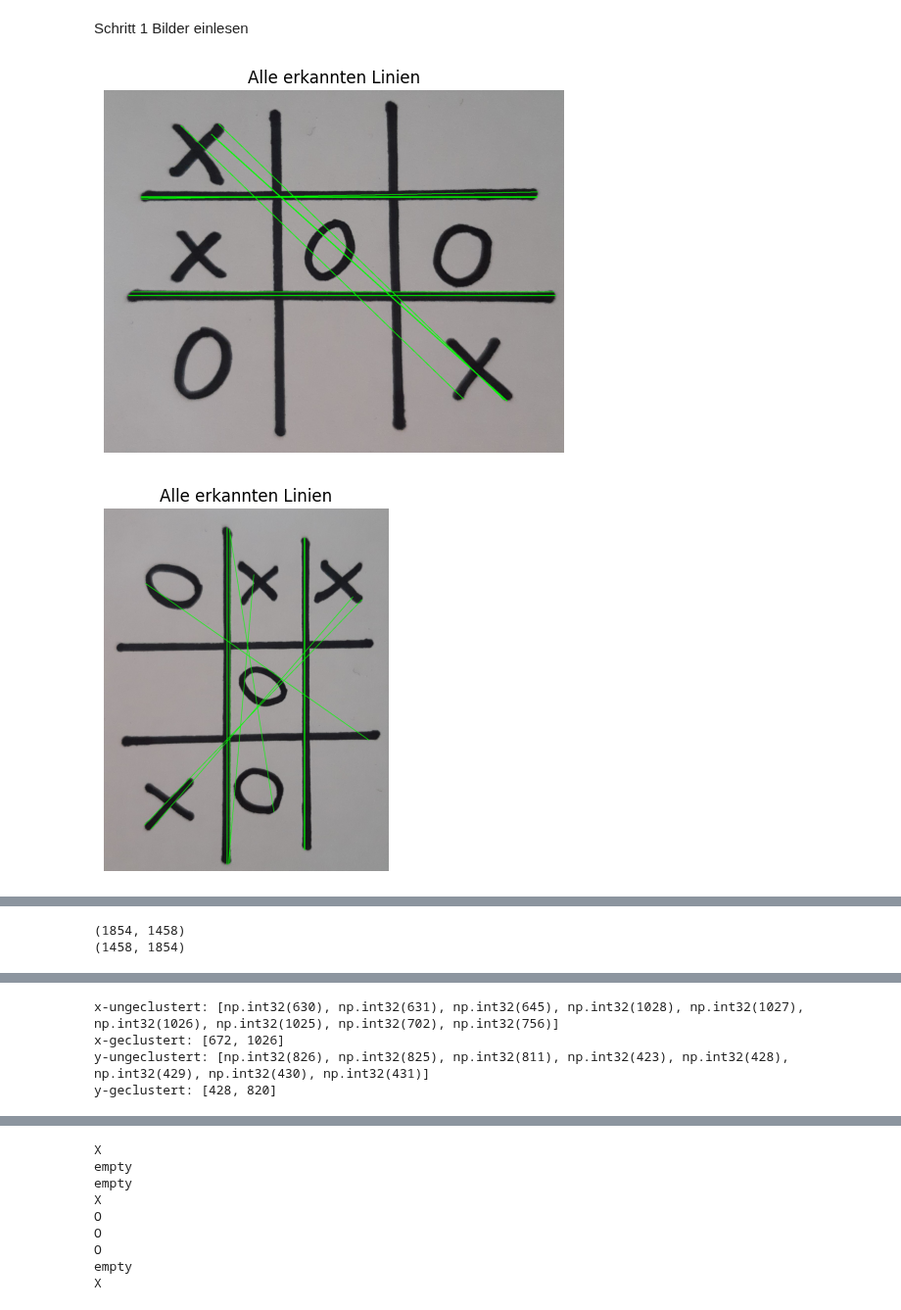
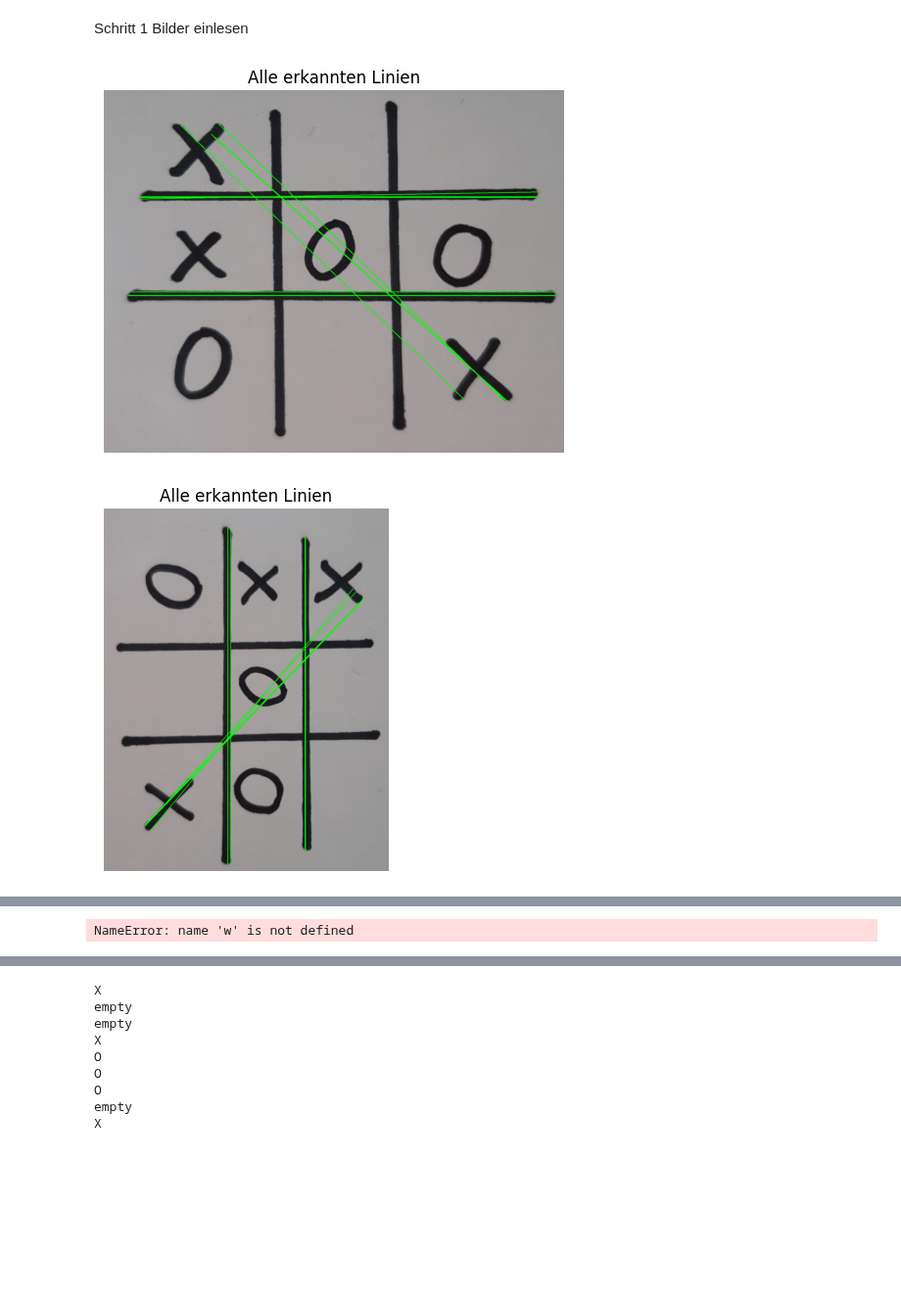
Before and after one commit to eFabi11/2D_Computergrafik_2025, a Jupyter notebook: Abschlussprojekt_Tic_Tac_Toe/Abschlussprojekt.ipynb, the cells around one changed output, grey strips where cells are left out. Shown at 98% size. Drawn from its saved outputs; the diff is of its cells as text; code cells hidden in the pictures; blank space fills up the shorter version.

```diff
--- a/Abschlussprojekt_Tic_Tac_Toe/Abschlussprojekt.ipynb
+++ b/Abschlussprojekt_Tic_Tac_Toe/Abschlussprojekt.ipynb
@@ -78,7 +78,28 @@ def crop_to_largest_contour(binary, img):
     w,h = min(binary.shape[1]-x, w+2*pad), min(binary.shape[0]-y, h+2*pad)
     return binary[y:y+h, x:x+w], img[y:y+h, x:x+w]
 
-def get_lines(grid_only, img_orig, kernel, binary):
+
+
+def get_lines(img_orig, gray):
+    blur = cv2.medianBlur(gray, 7)
+
+    # adaptive threshold
+    binary = cv2.adaptiveThreshold(
+        blur, 255,
+        cv2.ADAPTIVE_THRESH_GAUSSIAN_C,
+        cv2.THRESH_BINARY_INV,
+        blockSize=51, C=7
+    )
+    #show_image(binary, "Binary Threshold")
+
+    # extract grid mask
+    kernel = cv2.getStructuringElement(cv2.MORPH_RECT, (10,10))
+    grid_only = cv2.morphologyEx(binary, cv2.MORPH_CLOSE, kernel)
+    grid_only = cv2.morphologyEx(grid_only, cv2.MORPH_OPEN, kernel)
+    h, w = grid_only.shape
+    #show_image(grid_only, "Grid only")
+
+
     edges = cv2.Canny(grid_only, 20, 70, apertureSize=3)
     #show_image(edges, "Edges nach Grid Crop")
     #show_image(edges_rotatetd, "Edges_rotated nach Grid Crop")
@@ -152,43 +173,28 @@ def get_lines(grid_only, img_orig, kernel, binary):
 def detect_tic_tac_toe_grid(img_path):
     img_orig = cv2.imread(img_path)
     gray = cv2.cvtColor(img_orig, cv2.COLOR_BGR2GRAY)
-    blur = cv2.medianBlur(gray, 7)
 
-    # adaptive threshold
-    binary = cv2.adaptiveThreshold(
-        blur, 255,
-        cv2.ADAPTIVE_THRESH_GAUSSIAN_C,
-        cv2.THRESH_BINARY_INV,
-        blockSize=51, C=7
-    )
-    #show_image(binary, "Binary Threshold")
-
-    # extract grid mask
-    kernel = cv2.getStructuringElement(cv2.MORPH_RECT, (10,10))
-    grid_only = cv2.morphologyEx(binary, cv2.MORPH_CLOSE, kernel)
-    grid_only = cv2.morphologyEx(grid_only, cv2.MORPH_OPEN, kernel)
-    h, w = grid_only.shape
-    #show_image(grid_only, "Grid only")
-    lines_h, img = get_lines(grid_only, img_orig, kernel, binary)
-    lines_v, img_v = get_lines(cv2.rotate(grid_only, cv2.ROTATE_90_CLOCKWISE), cv2.rotate(img_orig, cv2.ROTATE_90_CLOCKWISE), kernel, cv2.rotate(binary, cv2.ROTATE_90_CLOCKWISE))
+    lines_h, img = get_lines(img_orig, gray)
+    lines_v, img_v = get_lines(cv2.rotate(img_orig, cv2.ROTATE_90_CLOCKWISE), cv2.rotate(gray, cv2.ROTATE_90_CLOCKWISE))
     #Rotiertes Bild für bessere Vertikale erkennung
     # Linien im rotierten Bild (sind horizontale dort -> vertikale im Original)
-    print(cv2.rotate(grid_only, cv2.ROTATE_90_CLOCKWISE).shape)
-    print(grid_only.shape)
+
 
     def rotate(line):
-        v1 = np.array(line[0][:2])
-        v2 = np.array(line[0][2:])
-        r = np.matrix([[math.cos(np.pi/2), -math.sin(np.pi/2)],
-                       [math.sin(np.pi/2), math.cos(np.pi/2)]])
+            v1 = np.array(line[0][:2])
+            v2 = np.array(line[0][2:])
+            r = np.matrix([[math.cos(-np.pi/2), -math.sin(-np.pi/2)],
+                        [math.sin(-np.pi/2), math.cos(-np.pi/2)]])
 
-        v1_rotated = r @ v1.T
-        v2_rotated = r @ v2.T
-        return np.concatenate((v1_rotated, v2_rotated)).astype(int).reshape(1, 4)
+            v1_rotated = r @ v1.T
+            v2_rotated = r @ v2.T
+            return np.concatenate((v1_rotated, v2_rotated))
 
 
     for line in lines_v:
-        line = cv2.rotate(line, cv2.ROTATE_90_COUNTERCLOCKWISE)
+       line = rotate(line)
+
+
     lines = np.concatenate((lines_h, lines_v), axis=0)
 
     if lines is not None and len(lines):
@@ -222,31 +228,31 @@ def detect_tic_tac_toe_grid(img_path):
                         cv2.FONT_HERSHEY_SIMPLEX, 0.8, (0,255,0), 2)
 
     show_image(cv2.cvtColor(img_grid, cv2.COLOR_BGR2RGB), "Gefundene 9 Felder")
     return field_bilder, positionen
 
 def crop_and_resize_field(field_img, size=96, pad_color=(255,255,255)):
     h,w = field_img.shape[:2]
     scale = size / max(h,w)
     nh,nw = int(h*scale), int(w*scale)
     resized = cv2.resize(field_img, (nw,nh), interpolation=cv2.INTER_AREA)
     canvas = np.full((size,size,3), pad_color, dtype=np.uint8)
     ys, xs = (size-nh)//2, (size-nw)//2
     canvas[ys:ys+nh, xs:xs+nw] = resized
     return canvas
 
 def show_9_fields(field_bilder, positionen, size=96):
     fig, axs = plt.subplots(3,3, figsize=(8,8))
     for img_cell,(r,c) in zip(field_bilder, positionen):
         norm = crop_and_resize_field(img_cell, size)
         axs[r,c].imshow(cv2.cvtColor(norm, cv2.COLOR_BGR2RGB))
         axs[r,c].axis('off')
     plt.tight_layout()
     plt.show()
 
 # Beispiel-Aufruf
 #field_bilder, positionen = detect_tic_tac_toe_grid('Test_Fabi/noisy_2.png')
 field_bilder, positionen = detect_tic_tac_toe_grid('Test_Wiebke/feld_3.jpg')
 show_9_fields(field_bilder, positionen)
 # %% [output]
 [figure]
-[figure, old version]
+[figure, new version]
@@ -253,2 +260 @@ show_9_fields(field_bilder, positionen)
-(1854, 1458)
-(1458, 1854)
+NameError: name 'w' is not defined
@@ -256,4 +260,0 @@ show_9_fields(field_bilder, positionen)
-x-ungeclustert: [np.int32(630), np.int32(631), np.int32(645), np.int32(1028), np.int32(1027), np.int32(1026), np.int32(1025), np.int32(702), np.int32(756)]
-x-geclustert: [672, 1026]
-y-ungeclustert: [np.int32(826), np.int32(825), np.int32(811), np.int32(423), np.int32(428), np.int32(429), np.int32(430), np.int32(431)]
-y-geclustert: [428, 820]
```
Also changed, not shown: parts of 1 cell of this notebook.
